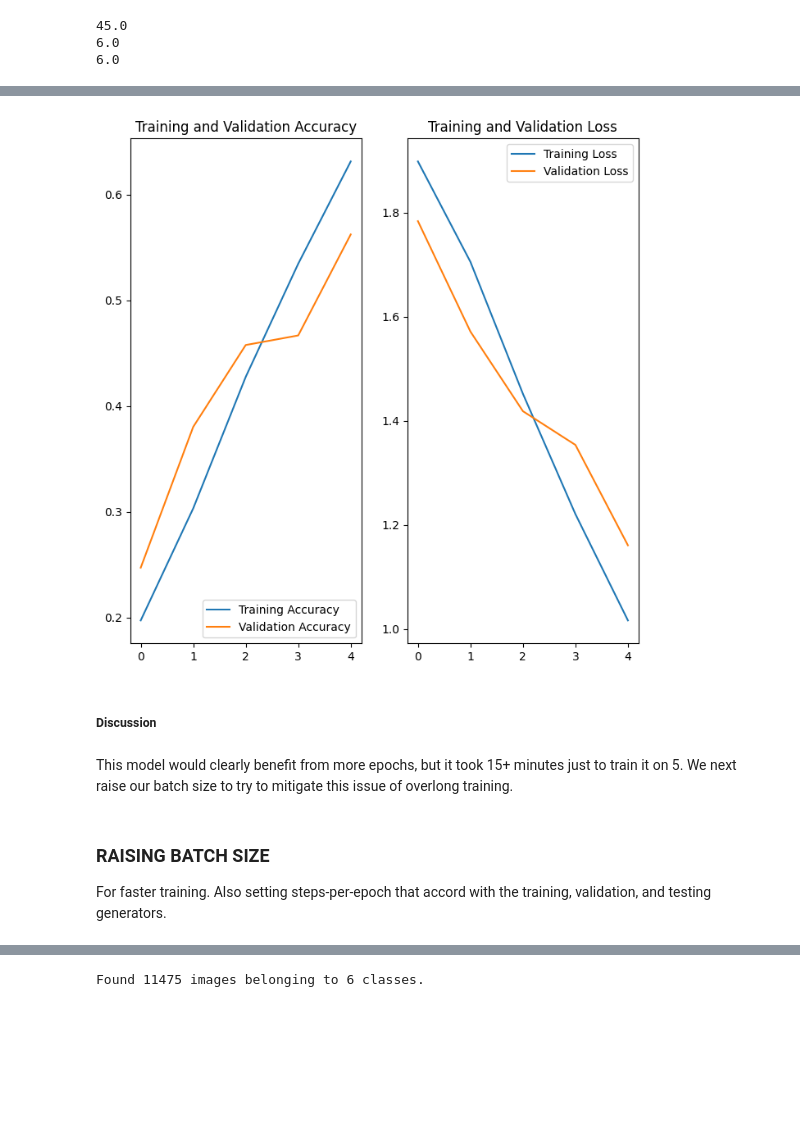
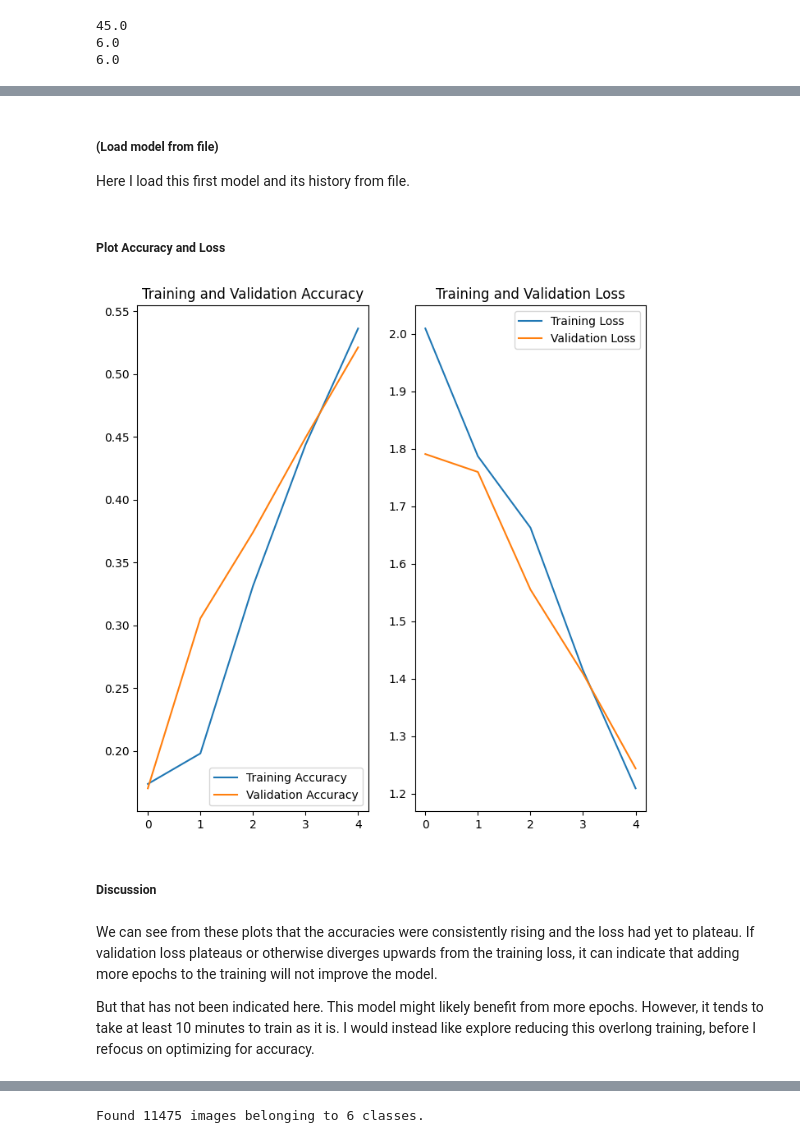
Before and after one commit to maxruther/Emotion-Recognition, a Jupyter notebook: Emotion_Recognition.ipynb, the cells around one changed output, grey strips where cells are left out. Saved outputs shown, nothing was run; the diff lists cells and outputs as text; code cells hidden in the pictures; blank space fills up the shorter version.

```diff
--- a/Emotion_Recognition.ipynb
+++ b/Emotion_Recognition.ipynb
@@ -333,12 +337,21 @@ history_classifier = unpickle_from_file('borrowed_cnn_history.pickle')
+# %% [markdown]
+##### **(Load model from file)**
+
+Here I load this first model and its history from file.
+# %%
+saved_model_dirpath = '/content/drive/MyDrive/CSC_578/group_project/Saved keras models and histories/'
+
+classifier = tf.keras.models.load_model(f'{saved_model_dirpath}model_1.keras')
+history = unpickle_from_file(f'{saved_model_dirpath}model_1_history.pickle')
+# %% [markdown]
+##### **Plot Accuracy and Loss**
 # %%
-plot_history(history_classifier, 5)
+plot_history(history, 5)
 # %% [output]
-[figure, old version]
+[figure, new version]
 # %% [markdown]
 ##### Discussion
-# %% [markdown]
-This model would clearly benefit from more epochs, but it took 15+ minutes just to train it on 5. We next raise our batch size to try to mitigate this issue of overlong training.
-# %% [markdown]
-### RAISING BATCH SIZE
-
-For faster training. Also setting steps-per-epoch that accord with the training, validation, and testing generators.
+# %% [markdown]
+We can see from these plots that the accuracies were consistently rising and the loss had yet to plateau. If validation loss plateaus or otherwise diverges upwards from the training loss, it can indicate that adding more epochs to the training will not improve the model.
+
+But that has not been indicated here. This model might likely benefit from more epochs. However, it tends to take at least 10 minutes to train as it is. I would instead like explore reducing this overlong training, before I refocus on optimizing for accuracy.
```
Also changed, not shown: parts of 165 cells of this notebook.
